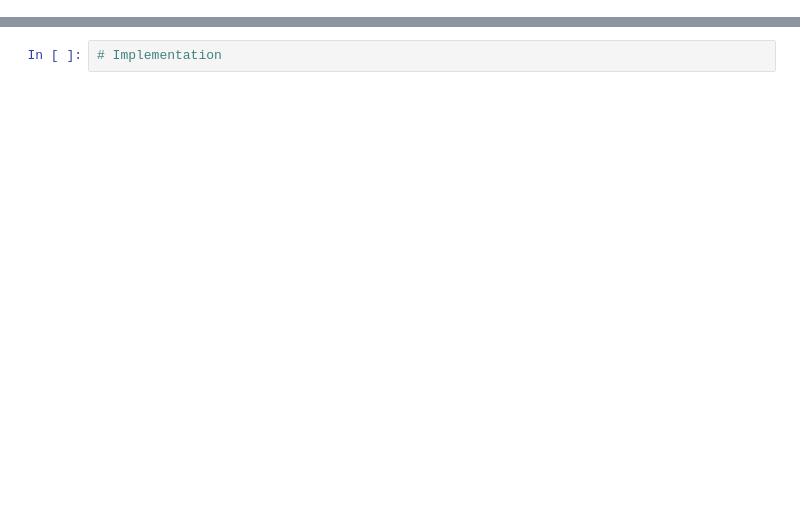
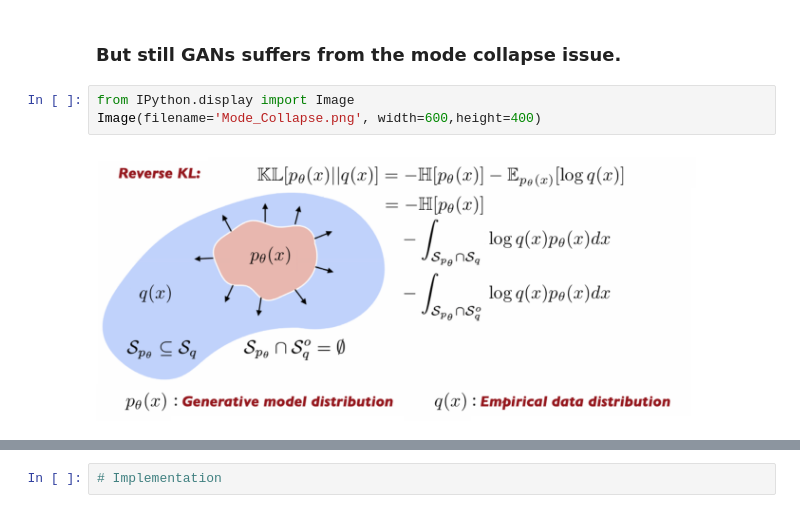
Before and after one commit to PredictiveIntelligenceLab/UQPINNs, a Jupyter notebook: Tutorial/UQPINNs_tutorial.ipynb, the cells around one changed output, grey strips where cells are left out. Cells and saved outputs as stored; diff of their text form; blank space fills up the shorter version.

```diff
--- a/Tutorial/UQPINNs_tutorial.ipynb
+++ b/Tutorial/UQPINNs_tutorial.ipynb
@@ -10,0 +74,7 @@
+# %% [markdown]
+### But still GANs suffers from the mode collapse issue.
+# %%
+from IPython.display import Image
+Image(filename='Mode_Collapse.png', width=600,height=400)
+# %% [output]
+[figure, added]
```
Also changed, not shown: parts of 24 cells of this notebook, 3 other files.
